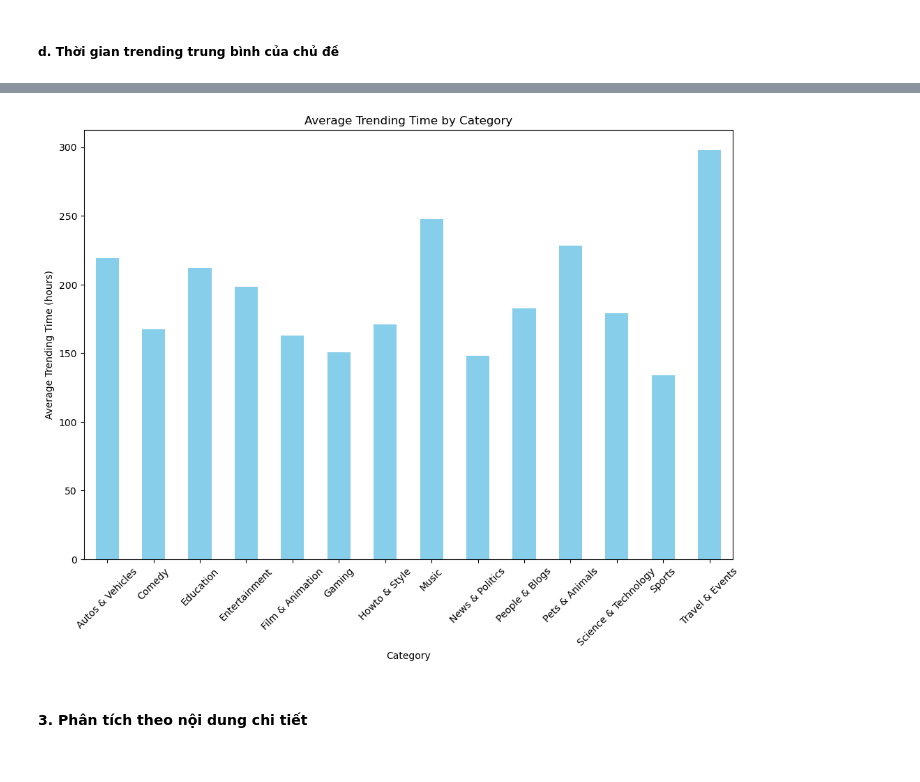
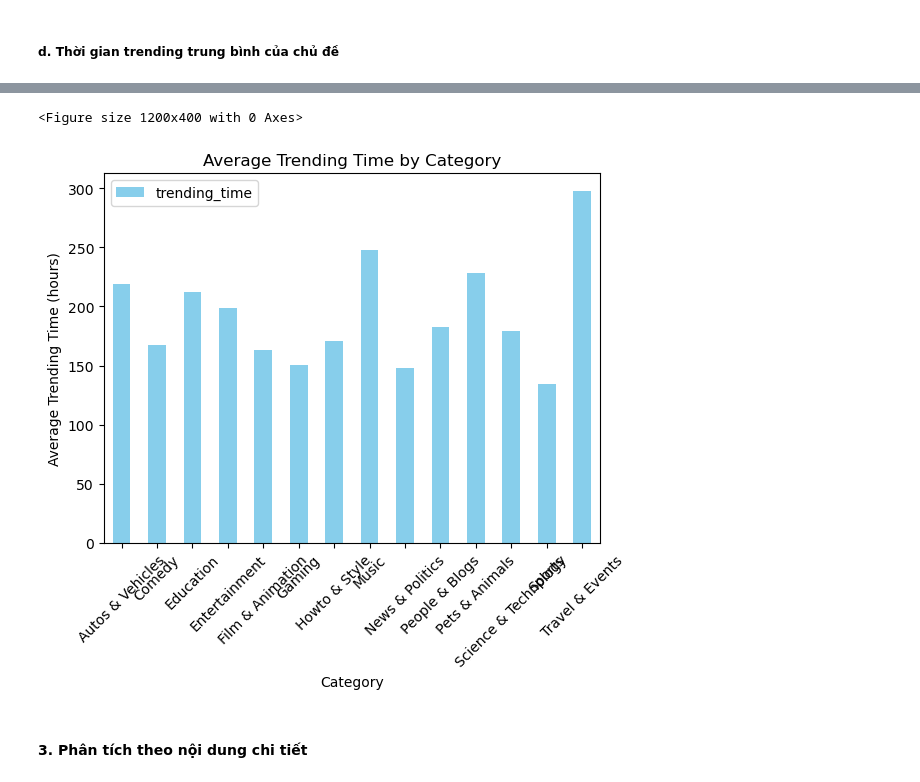
Before and after one commit to sleepifoxx/BTL-Data-Processing, a Jupyter notebook: DataProcessing .ipynb, the cells around one changed output, grey strips where cells are left out. Cells and saved outputs as stored; diff of their text form; code cells hidden in the pictures.

```diff
--- a/DataProcessing .ipynb
+++ b/DataProcessing .ipynb
@@ -293,0 +285,10 @@ trending_videos = pd.read_csv('Data/trending_videos_unique.csv')
+# %%
+trending_category = trending_videos_unique[['category', 'trending_time']].copy()
+
+trending_category['trending_time'] = pd.to_timedelta(trending_category['trending_time'])
+
+trending_category = trending_category.groupby('category').mean()
+
+trending_category = trending_category / np.timedelta64(1, 'h')
+
+trending_category
@@ -294,20 +312,16 @@ trending_videos = pd.read_csv('Data/trending_videos_unique.csv')
 # %%
 
-trending_videos['trending_time'] = pd.to_timedelta(trending_videos['trending_time'])
 
-avg_trending_time = trending_videos.groupby('category')['trending_time'].mean()
-
-avg_trending_time_hours = avg_trending_time / np.timedelta64(1, 'h')
-
-plt.figure(figsize=(12, 8))
-avg_trending_time_hours.plot(kind='bar', color='skyblue')
+plt.figure(figsize=(12, 4))
+trending_category.plot(kind='bar', color='skyblue')
 plt.title('Average Trending Time by Category')
 plt.xlabel('Category')
 plt.ylabel('Average Trending Time (hours)')
 plt.xticks(rotation=45)
 plt.show()
 # %% [output]
+<Figure size 1200x400 with 0 Axes>
-[figure, old version]
+[figure, new version]
 # %% [markdown]
 #### 3. Phân tích theo nội dung chi tiết
 # %%
```
Also changed, not shown: parts of 5 cells of this notebook.
